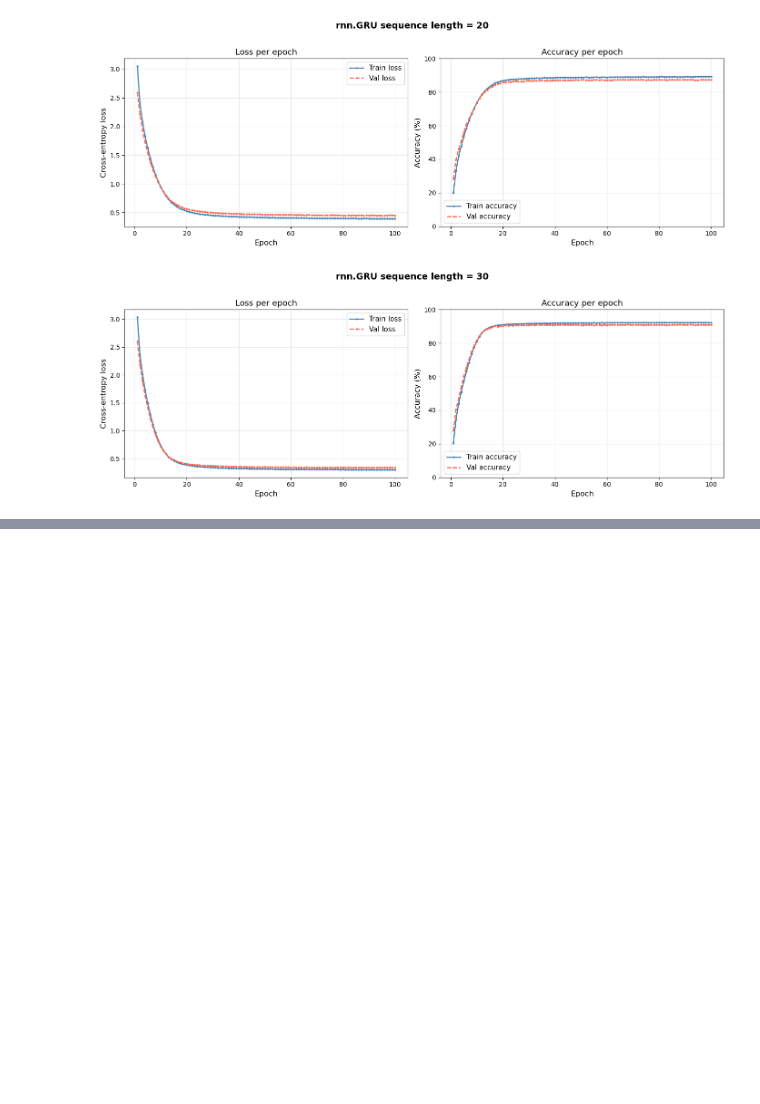
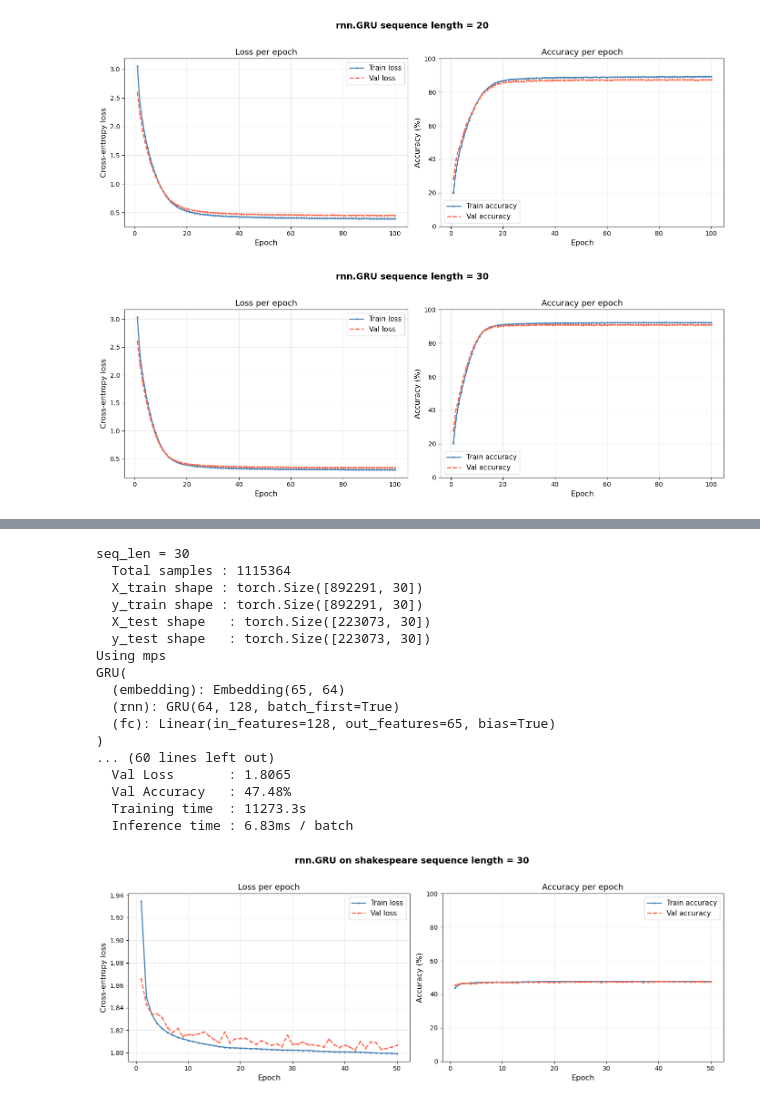
Before and after one commit to runo313/Deep-Learning, a Jupyter notebook: RNNs/RNN.ipynb, the cells around one changed output, grey strips where cells are left out. Drawn from its saved outputs; the diff is of its cells as text; code cells hidden in the pictures; blank space fills up the shorter version.

```diff
--- a/RNNs/RNN.ipynb
+++ b/RNNs/RNN.ipynb
@@ -787,0 +772,39 @@ plot_curves(lstm_model_2b, title='rnn.LSTM on shakespeare sequence length = 30')
+# %%
+X_train, X_test, y_train, y_test = create_input_output_seq(shakespeare_encoded_text, 30)
+gru_model_2b_30= GRU(eta=0.001,n_iter=50,batch_size=128,random_state=42,embed_size=64,vocab_size=65,hidden_size=128)
+print(gru_model_2b_30)
+gru_model_2b_30.fit(X_train, y_train, X_test, y_test)
+
+total, trainable = count_parameters(gru_model_2b_30)
+print(f"Total parameters    : {total:,}")
+print(f"Trainable parameters: {trainable:,}")
+(f"Model size: {model_size_mb(gru_model_2b_30):.3f} MB")
+sample = X_test[:32]
+gru_inference_ms  = measure_inference_time(gru_model_2b_30,  sample)
+#print(f"GRU  inference: {gru_inference_ms:.2f}ms per batch")
+
+model_summary("GRU shakespeare data seq_len=20", gru_model_2b_30,
+              gru_model_2b_30.val_losses_[-1],
+              gru_model_2b_30.val_accuracies_[-1],
+              gru_model_2b_30.training_time_,
+              gru_inference_ms)
+plot_curves(gru_model_2b_30, title='rnn.GRU on shakespeare sequence length = 30')
+# %% [output]
+seq_len = 30
+  Total samples : 1115364
+  X_train shape : torch.Size([892291, 30])
+  y_train shape : torch.Size([892291, 30])
+  X_test shape   : torch.Size([223073, 30])
+  y_test shape   : torch.Size([223073, 30])
+Using mps
+GRU(
+  (embedding): Embedding(65, 64)
+  (rnn): GRU(64, 128, batch_first=True)
+  (fc): Linear(in_features=128, out_features=65, bias=True)
+)
+... (60 lines left out)
+  Val Loss       : 1.8065
+  Val Accuracy   : 47.48%
+  Training time  : 11273.3s
+  Inference time : 6.83ms / batch
+[figure, added]
```
Also changed, not shown: parts of 11 cells of this notebook.
